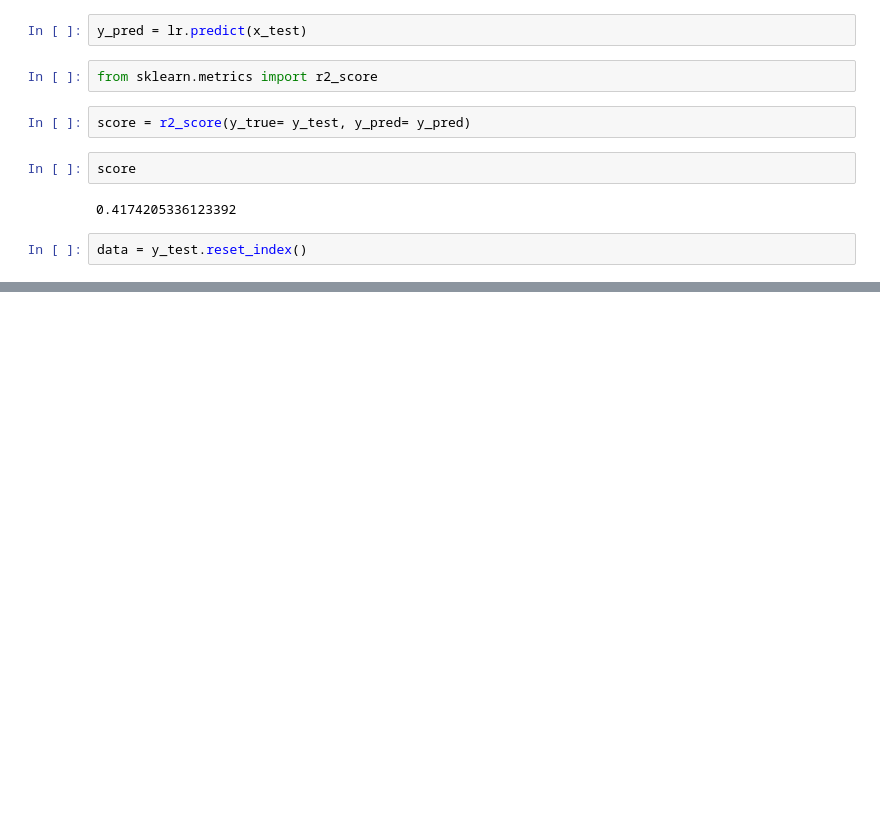
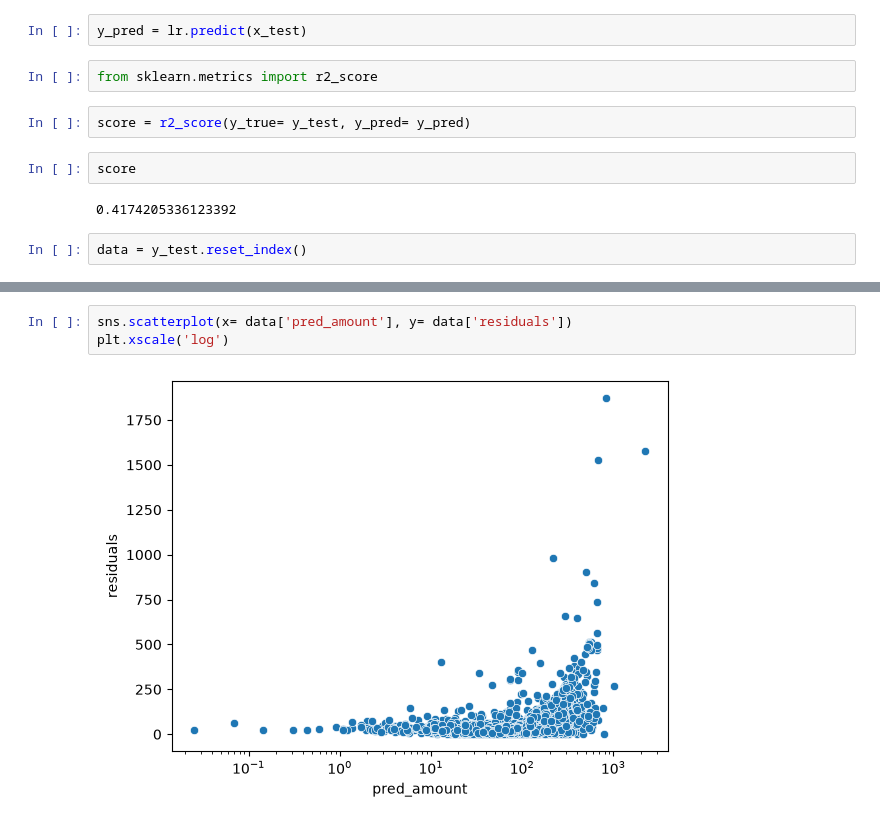
Before and after one commit to TalhaEjaz19040/house_price_prediction, a Jupyter notebook: notebooks/feature_engineering.ipynb, the cells around one changed output, grey strips where cells are left out. Cells and saved outputs as stored; diff of their text form; blank space fills up the shorter version.

```diff
--- a/notebooks/feature_engineering.ipynb
+++ b/notebooks/feature_engineering.ipynb
@@ -737,0 +762,5 @@ RMSE: 104.77452399039566
+# %%
+sns.scatterplot(x= data['pred_amount'], y= data['residuals'])
+plt.xscale('log')
+# %% [output]
+[figure, added]
```
Also changed, not shown: parts of 10 cells of this notebook.
